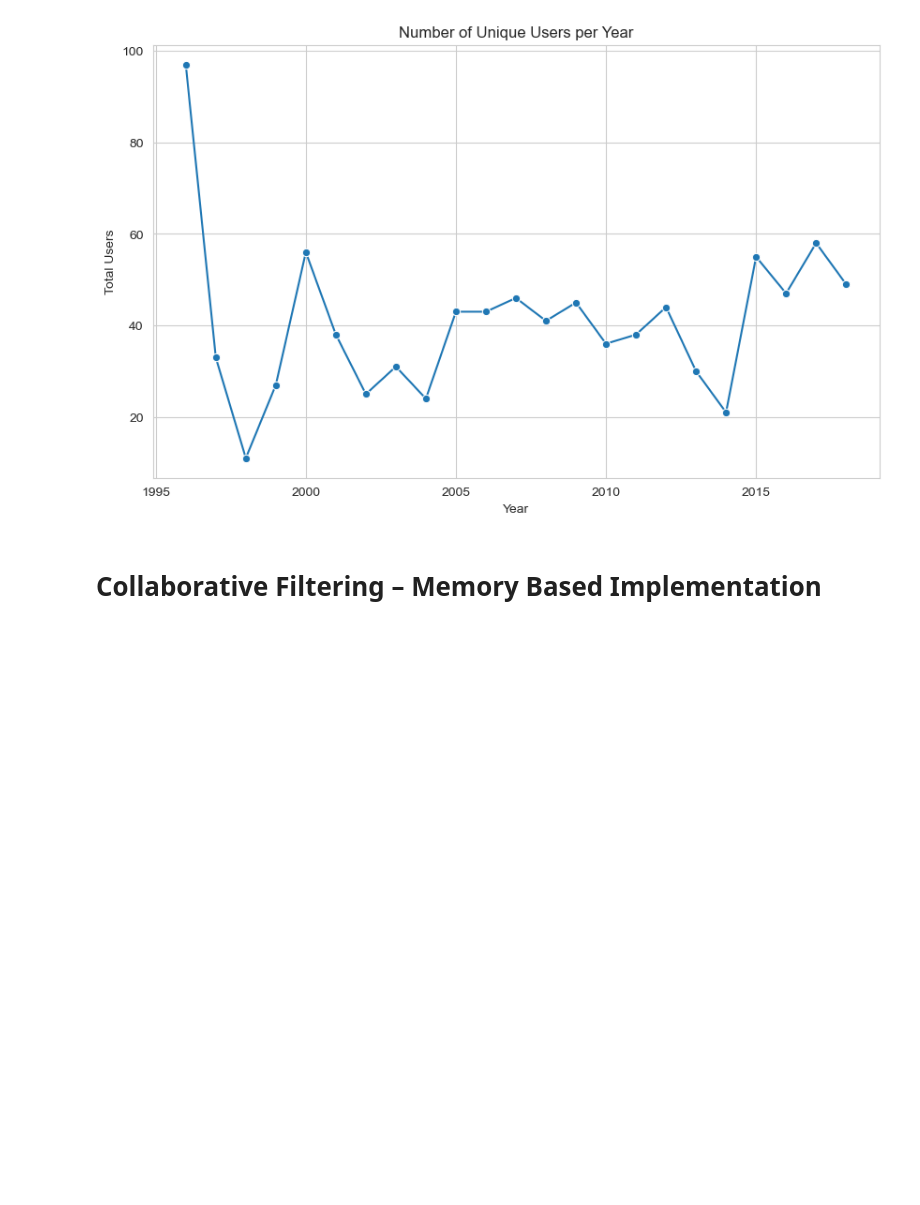
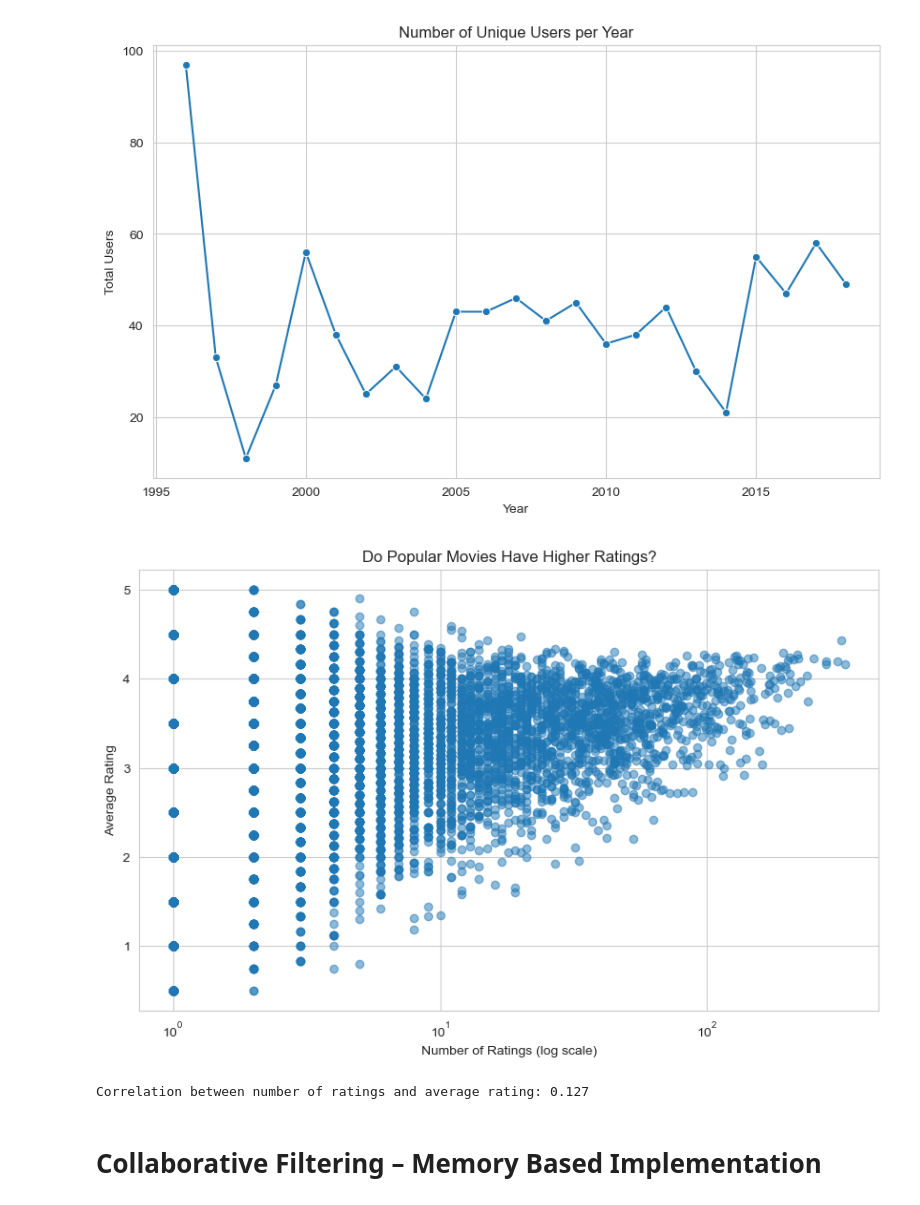
Before and after one commit to NaghamXD/MovieLen-RS, a Jupyter notebook: Recommender System Analysis.ipynb, the cells around one changed output. Cells and saved outputs as stored; diff of their text form; code cells hidden in the pictures; blank space fills up the shorter version.

```diff
--- a/HW01.ipynb
+++ b/Recommender System Analysis.ipynb
@@ -189,6 +210,27 @@ plt.grid(True)
 plt.show()
 # %% [output]
 [figure]
+# %%
+# %%
+# 10.Do Popular Movies Have Higher Ratings?
+# --------------------
+# Compute number of ratings and mean rating per item
+movie_stats = df.groupby('movieId')['rating'].agg(['count', 'mean']).reset_index()
+movie_stats.rename(columns={'count':'num_ratings', 'mean':'mean_rating'}, inplace=True)
+
+#print(movie_stats.head())
+plt.figure(figsize=(10,6))
+plt.scatter(movie_stats['num_ratings'], movie_stats['mean_rating'], alpha=0.5)
+plt.xscale('log')  # Log scale for number of ratings
+plt.xlabel("Number of Ratings (log scale)")
+plt.ylabel("Average Rating")
+plt.title("Do Popular Movies Have Higher Ratings?")
+plt.show()
+corr = movie_stats['num_ratings'].corr(movie_stats['mean_rating'])
+print(f"Correlation between number of ratings and average rating: {corr:.3f}")
+# %% [output]
+[figure, added]
+Correlation between number of ratings and average rating: 0.127
 # %% [markdown]
 # Collaborative Filtering – Memory Based Implementation
 # %%
```
Also changed, not shown: parts of 2 cells of this notebook, 9 other files.
